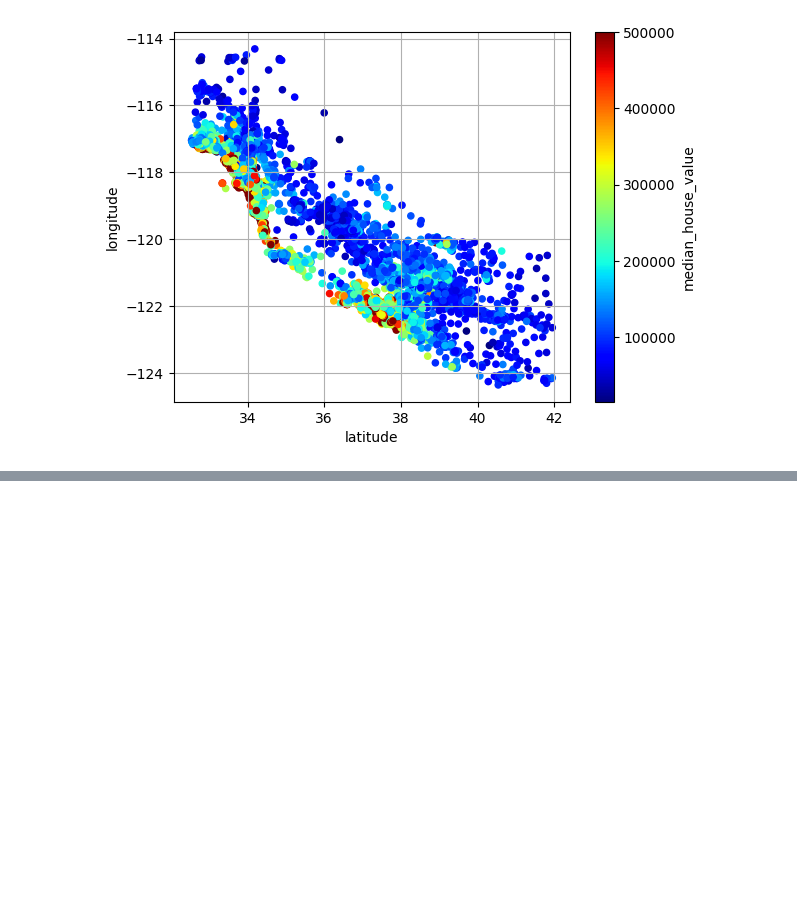
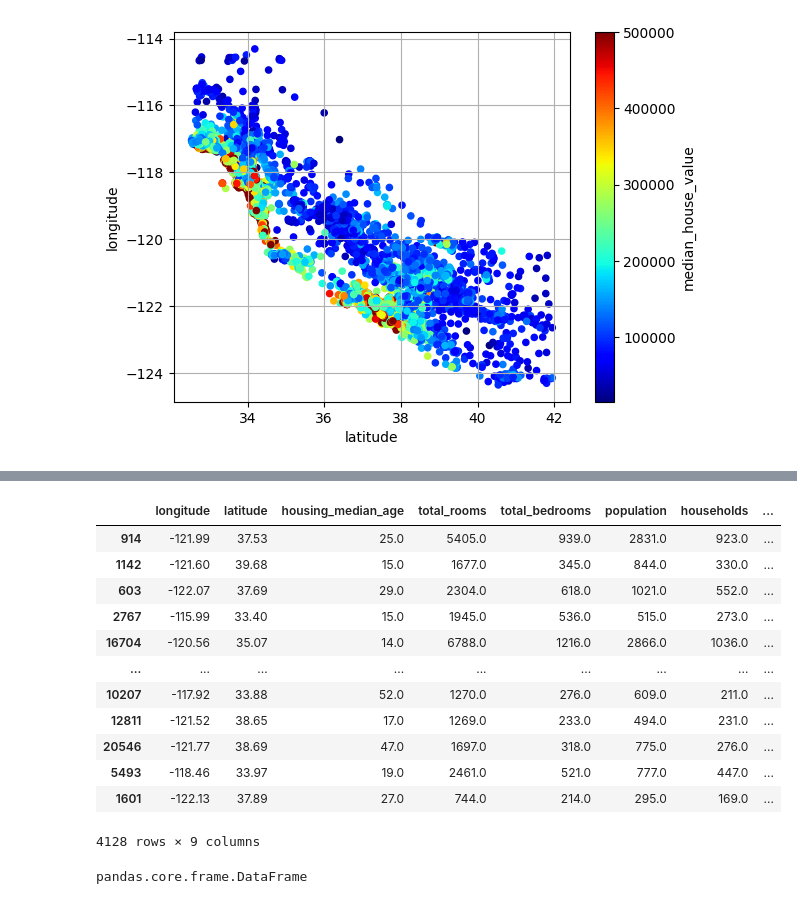
Before and after one commit to saptarshidas219/ML_Prog, a Jupyter notebook: calfornia_test.ipynb, the cells around one changed output, grey strips where cells are left out. Cells and saved outputs as stored; diff of their text form; code cells hidden in the pictures; blank space fills up the shorter version.

```diff
--- a/calfornia_test.ipynb
+++ b/calfornia_test.ipynb
@@ -49,0 +100,29 @@ df_test.plot(kind = "scatter",x ="latitude",y = "longitude",grid = True ,  c = '
+# %%
+from sklearn.impute import SimpleImputer
+imputer  = SimpleImputer(strategy='median')
+housing_missing = train_data.drop(columns=['ocean_proximity'])
+housing = housing_missing.select_dtypes (include=[np.number])
+imputer.fit(housing)
+x = imputer.transform(housing)
+housing_df = pd.DataFrame(x,columns=housing_missing.columns,index = housing_missing.index)
+housing_df
+# %% [output]
+|  | longitude | latitude | housing_median_age | total_rooms | total_bedrooms | population | households | ... |
+| 914 | -121.99 | 37.53 | 25.0 | 5405.0 | 939.0 | 2831.0 | 923.0 | ... |
+| 1142 | -121.60 | 39.68 | 15.0 | 1677.0 | 345.0 | 844.0 | 330.0 | ... |
+| 603 | -122.07 | 37.69 | 29.0 | 2304.0 | 618.0 | 1021.0 | 552.0 | ... |
+| 2767 | -115.99 | 33.40 | 15.0 | 1945.0 | 536.0 | 515.0 | 273.0 | ... |
+| 16704 | -120.56 | 35.07 | 14.0 | 6788.0 | 1216.0 | 2866.0 | 1036.0 | ... |
+| ... | ... | ... | ... | ... | ... | ... | ... | ... |
+| 10207 | -117.92 | 33.88 | 52.0 | 1270.0 | 276.0 | 609.0 | 211.0 | ... |
+| 12811 | -121.52 | 38.65 | 17.0 | 1269.0 | 233.0 | 494.0 | 231.0 | ... |
+| 20546 | -121.77 | 38.69 | 47.0 | 1697.0 | 318.0 | 775.0 | 276.0 | ... |
+| 5493 | -118.46 | 33.97 | 19.0 | 2461.0 | 521.0 | 777.0 | 447.0 | ... |
+| 1601 | -122.13 | 37.89 | 27.0 | 744.0 | 214.0 | 295.0 | 169.0 | ... |
+4128 rows × 9 columns
+# %%
+from sklearn.preprocessing import OneHotEncoder
+ocean_proximity = train_data[['ocean_proximity']]
+type(ocean_proximity)
+# %% [output]
+pandas.core.frame.DataFrame
```
Also changed, not shown: parts of 6 cells of this notebook.
